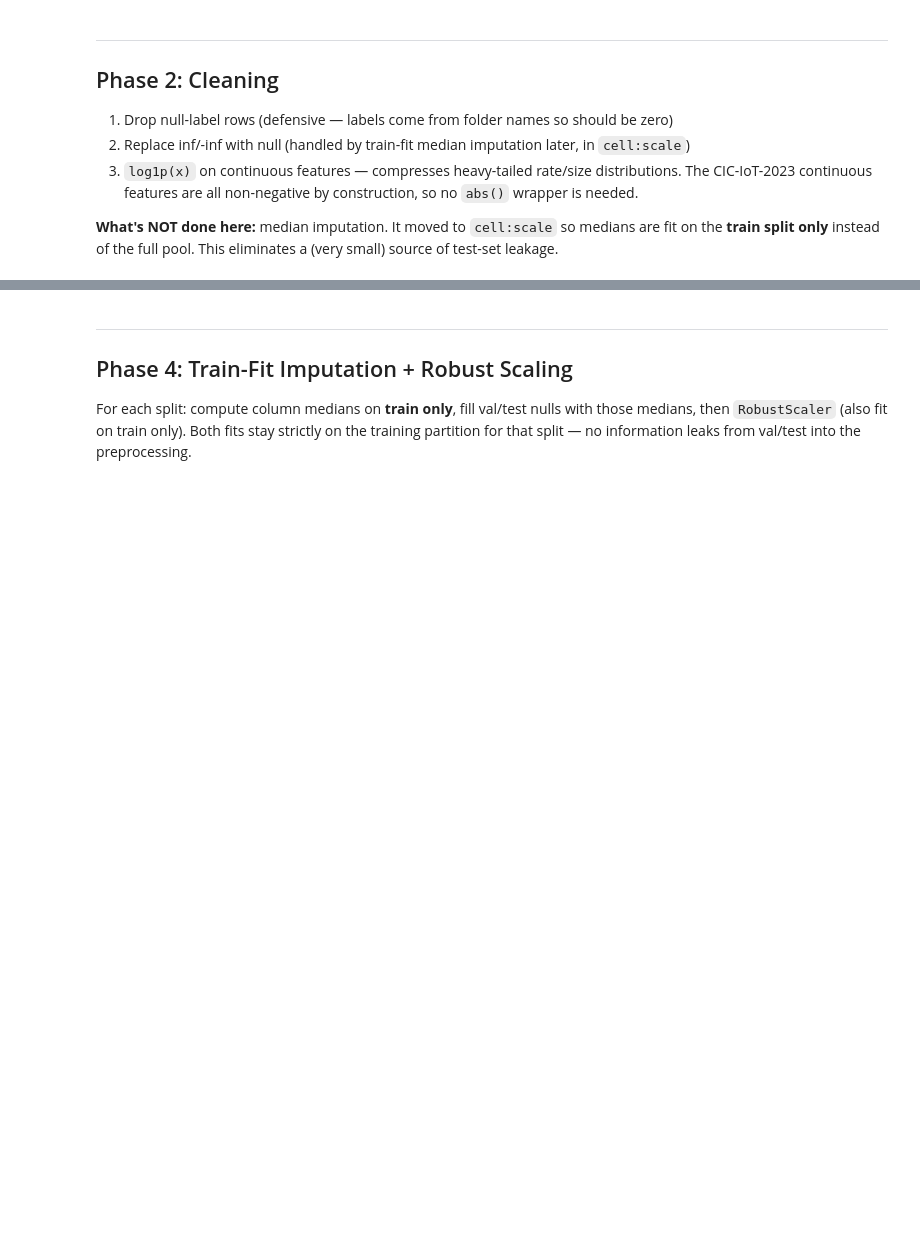
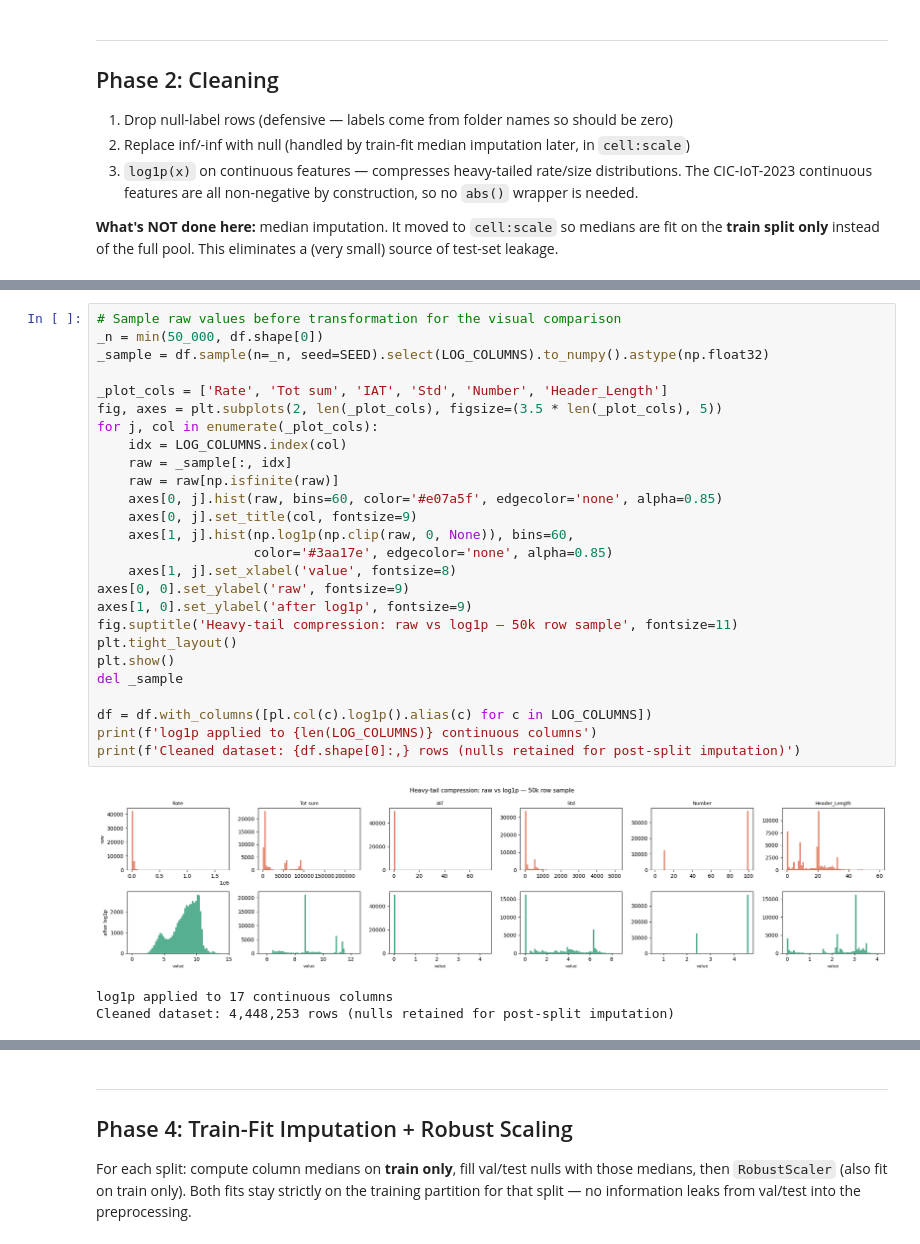
Before and after one commit to RaresMarta/cic-iot2023-detection-system, a Jupyter notebook: ids_pipeline.ipynb, the cells around one changed output, grey strips where cells are left out. Saved outputs shown, nothing was run; the diff lists cells and outputs as text; blank space fills up the shorter version.

```diff
--- a/ids_pipeline.ipynb
+++ b/ids_pipeline.ipynb
@@ -351,0 +347,30 @@ Cleaned dataset: 4,448,253 rows (nulls retained for post-split imputation)
+# %%
+# Sample raw values before transformation for the visual comparison
+_n = min(50_000, df.shape[0])
+_sample = df.sample(n=_n, seed=SEED).select(LOG_COLUMNS).to_numpy().astype(np.float32)
+
+_plot_cols = ['Rate', 'Tot sum', 'IAT', 'Std', 'Number', 'Header_Length']
+fig, axes = plt.subplots(2, len(_plot_cols), figsize=(3.5 * len(_plot_cols), 5))
+for j, col in enumerate(_plot_cols):
+    idx = LOG_COLUMNS.index(col)
+    raw = _sample[:, idx]
+    raw = raw[np.isfinite(raw)]
+    axes[0, j].hist(raw, bins=60, color='#e07a5f', edgecolor='none', alpha=0.85)
+    axes[0, j].set_title(col, fontsize=9)
+    axes[1, j].hist(np.log1p(np.clip(raw, 0, None)), bins=60,
+                    color='#3aa17e', edgecolor='none', alpha=0.85)
+    axes[1, j].set_xlabel('value', fontsize=8)
+axes[0, 0].set_ylabel('raw', fontsize=9)
+axes[1, 0].set_ylabel('after log1p', fontsize=9)
+fig.suptitle('Heavy-tail compression: raw vs log1p — 50k row sample', fontsize=11)
+plt.tight_layout()
+plt.show()
+del _sample
+
+df = df.with_columns([pl.col(c).log1p().alias(c) for c in LOG_COLUMNS])
+print(f'log1p applied to {len(LOG_COLUMNS)} continuous columns')
+print(f'Cleaned dataset: {df.shape[0]:,} rows (nulls retained for post-split imputation)')
+# %% [output]
+[figure, added]
+log1p applied to 17 continuous columns
+Cleaned dataset: 4,448,253 rows (nulls retained for post-split imputation)
```
Also changed, not shown: parts of 40 cells of this notebook, 5 other files.
